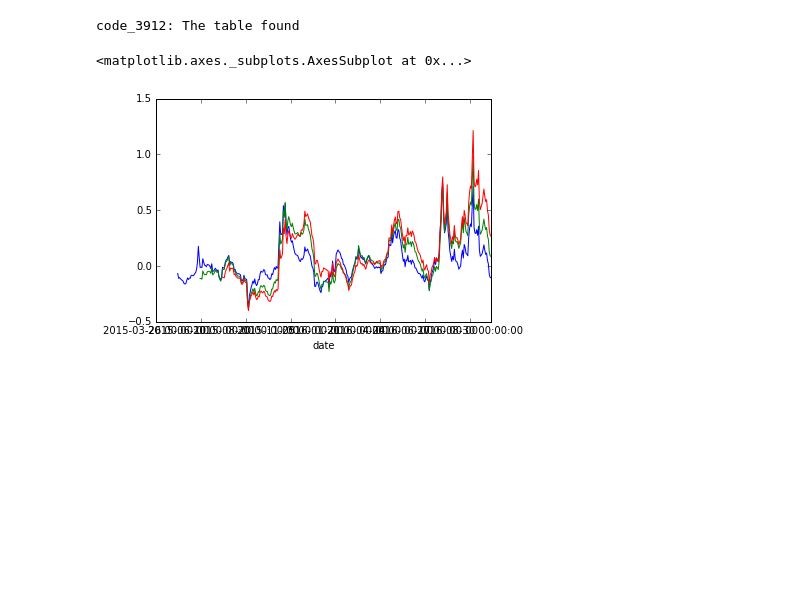
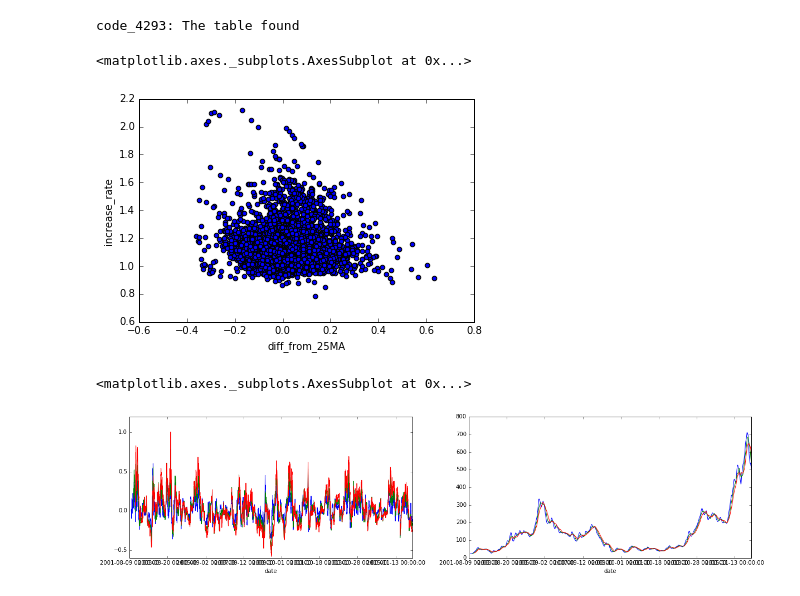
Before and after one commit to 5QgKxT2j/Stock_Analysis, a Jupyter notebook: test.ipynb, the cells around one changed output. Saved outputs shown, nothing was run; the diff lists cells and outputs as text; code cells hidden in the pictures; blank space fills up the shorter version.

```diff
--- a/test.ipynb
+++ b/test.ipynb
@@ -7,4 +68,14 @@ database = DB(3912)
+# %%
+database = DB(4293)
+# 3912 モバファク
+# 3935 エディア
+# 4293 セプテーニHD
+# 3329 BEENOS
 # %%
 data = database.read()
 # %% [output]
-code_3912: The table found
+code_4293: The table found
+# %%
+#indexをdatetime化
+data['date'] = pd.to_datetime(data['date'])
+data = data.set_index('date')
@@ -11,7 +96,19 @@ code_3912: The table found
+# %%
+correlation.plot.scatter(x = 'diff_from_25MA', y = 'increase_rate')
+# %% [output]
+<matplotlib.axes._subplots.AxesSubplot at 0x...>
+[figure, added]
 # %%
+#plot
+plt.figure(figsize=(20,10))
+plt.subplot(2,2,1)
 data.set_index('date')['Diff_from_25MA'].plot()
 data.set_index('date')['Diff_from_50MA'].plot()
 data.set_index('date')['Diff_from_75MA'].plot()
+plt.subplot(2,2,2)
+data.set_index('date')['25MA'].plot()
+data.set_index('date')['50MA'].plot()
+data.set_index('date')['75MA'].plot()
 # %% [output]
 <matplotlib.axes._subplots.AxesSubplot at 0x...>
-[figure, old version]
+[figure, new version]
```
Also changed, not shown: parts of 9 cells of this notebook, 3 other files.
